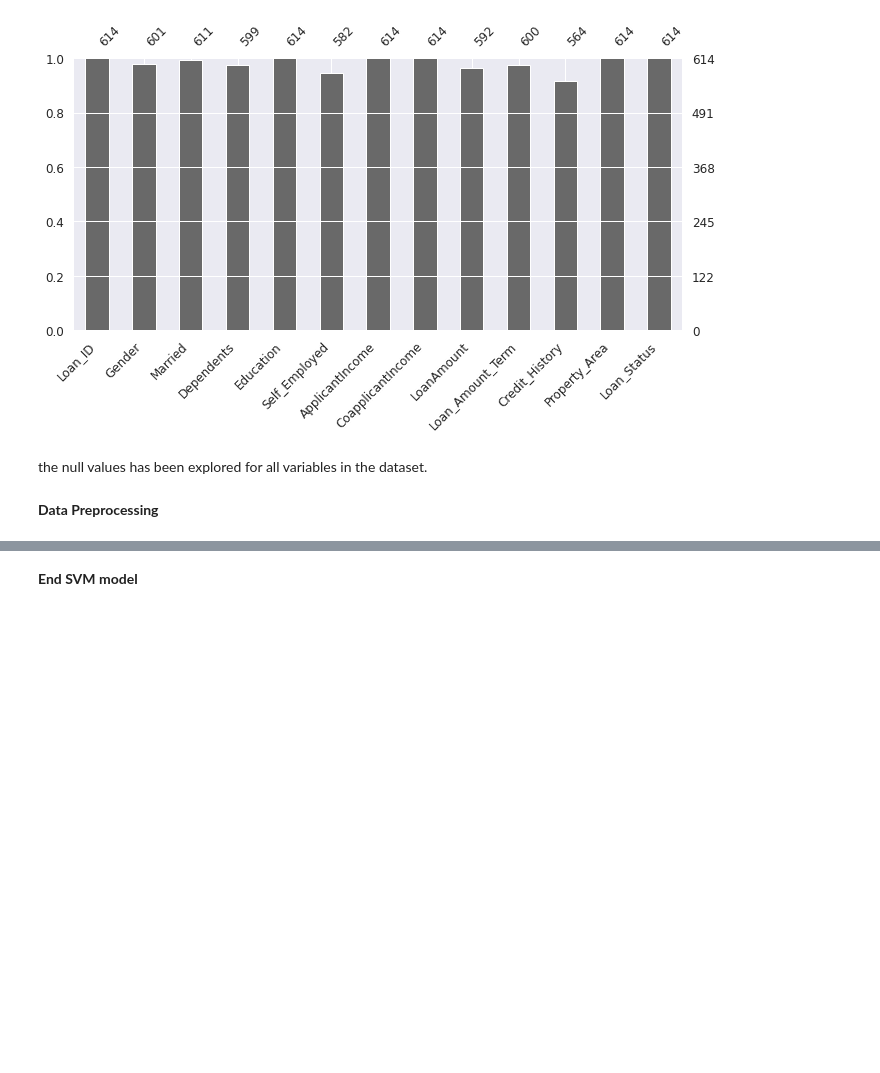
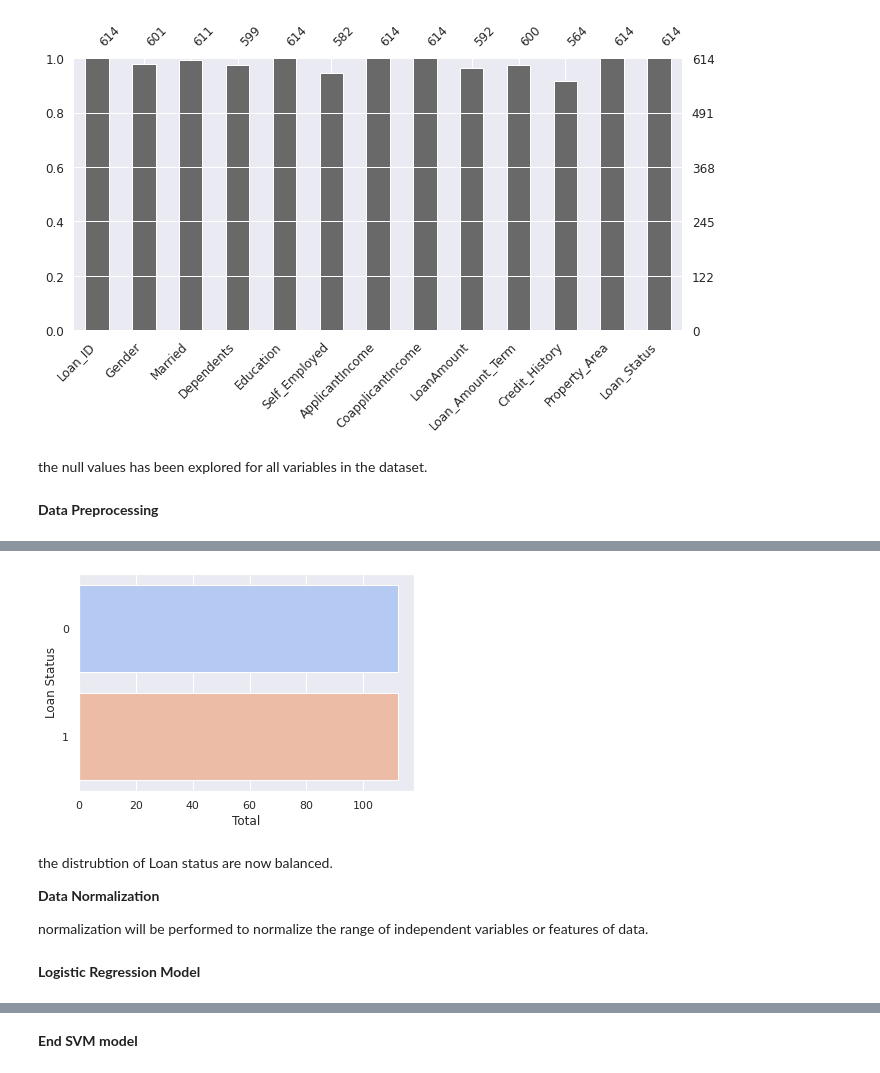
Before and after one commit to dyounes/Loan_Status_Prediction_ML_V1, a Jupyter notebook: Loan_Status_Prediction.ipynb, the cells around one changed output, grey strips where cells are left out. Cells and saved outputs as stored; diff of their text form; code cells hidden in the pictures; blank space fills up the shorter version.

```diff
--- a/Loan_Status_Prediction.ipynb
+++ b/Loan_Status_Prediction.ipynb
@@ -776,0 +667,3 @@ Loan is approved
+# %%
+X = loan_dataset.drop(["Loan_Status"], axis = 1)
+Y = loan_dataset["Loan_Status"]
@@ -776,0 +674,16 @@ Loan is approved
+# %%
+X, Y = SMOTE().fit_resample(X, Y)
+# %%
+sns.set_theme(style= "darkgrid")
+sns.countplot(y=Y, data=loan_dataset, palette='coolwarm')
+plt.ylabel('Loan Status')
+plt.xlabel('Total')
+plt.show()
+# %% [output]
+[figure, added]
+# %% [markdown]
+the distrubtion of Loan status are now balanced.
+
+**Data Normalization**
+
+normalization will be performed to normalize the range of independent variables or features of data.
@@ -776,0 +697,2 @@ Loan is approved
+# %% [markdown]
+**Logistic Regression Model**
```
Also changed, not shown: parts of 74 cells of this notebook.
